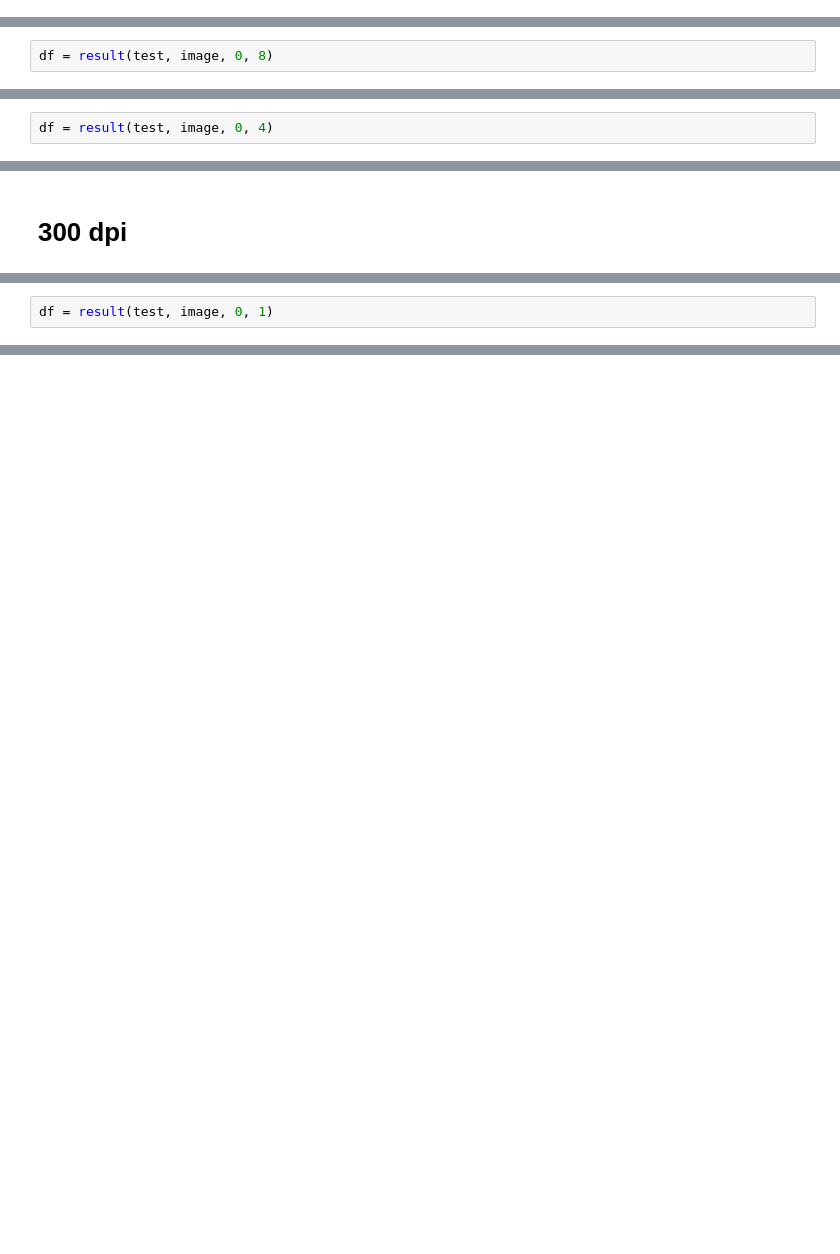
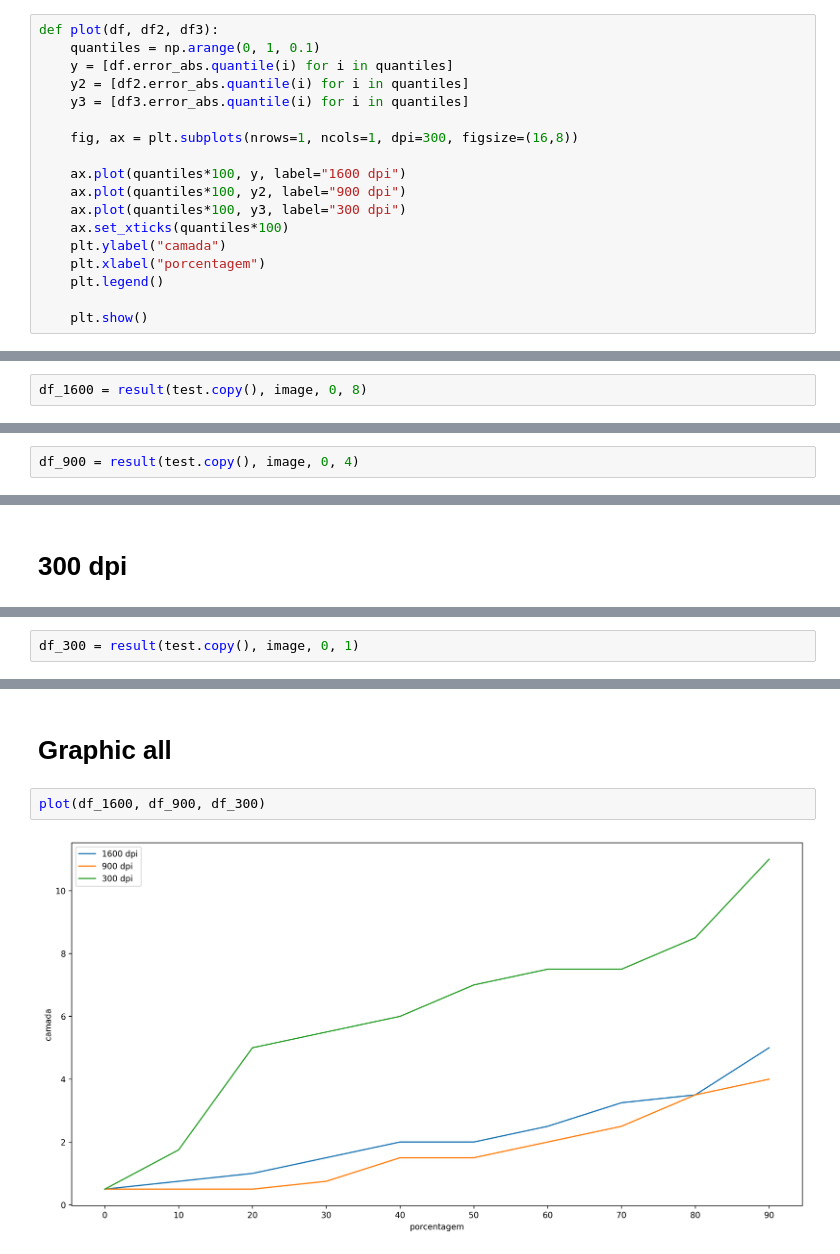
Before and after one commit to s2lola/speleothem, a Jupyter notebook: speleothem/edge_detector/result_train_test.ipynb, the cells around one changed output, grey strips where cells are left out. Drawn from its saved outputs; the diff is of its cells as text; blank space fills up the shorter version.

```diff
--- a/speleothem/edge_detector/result_train_test.ipynb
+++ b/speleothem/edge_detector/result_train_test.ipynb
@@ -32,6 +32,24 @@ def show_results(df):
           f"considerando +/- 3 = {lim_3*100}\n" +
           f"considerando +/- 4 = {lim_4*100}\n" +
           f"error (mean absolute error) = {error}")
+# %%
+def plot(df, df2, df3):
+    quantiles = np.arange(0, 1, 0.1)
+    y = [df.error_abs.quantile(i) for i in quantiles]
+    y2 = [df2.error_abs.quantile(i) for i in quantiles]
+    y3 = [df3.error_abs.quantile(i) for i in quantiles]
+
+    fig, ax = plt.subplots(nrows=1, ncols=1, dpi=300, figsize=(16,8))
+
+    ax.plot(quantiles*100, y, label="1600 dpi")
+    ax.plot(quantiles*100, y2, label="900 dpi")
+    ax.plot(quantiles*100, y3, label="300 dpi")
+    ax.set_xticks(quantiles*100)
+    plt.ylabel("camada")
+    plt.xlabel("porcentagem")
+    plt.legend()
+
+    plt.show()
 # %% [markdown]
 # Separar dado para 73% treinamento e 27% teste
 # %%
@@ -53,3 +72,3 @@ search_best_parameters_df(train, image, center=True, a=0, b=50)
 # %%
-df = result(test, image, 0, 8)
+df_1600 = result(test.copy(), image, 0, 8)
 # %%
@@ -72,3 +111,3 @@ search_best_parameters_df(train, image, center=True, a=0, b=50)
 # %%
-df = result(test, image, 0, 4)
+df_900 = result(test.copy(), image, 0, 4)
 # %%
@@ -90,2 +150,2 @@ search_best_parameters_df(train, image, center=True, a=0, b=50)
 # %%
-df = result(test, image, 0, 1)
+df_300 = result(test.copy(), image, 0, 1)
@@ -100,0 +181,6 @@ error (mean absolute error) = 5.5625
+# %% [markdown]
+# Graphic all
+# %%
+plot(df_1600, df_900, df_300)
+# %% [output]
+[figure, added]
```
Also changed, not shown: parts of 11 cells of this notebook, 1 other file.
